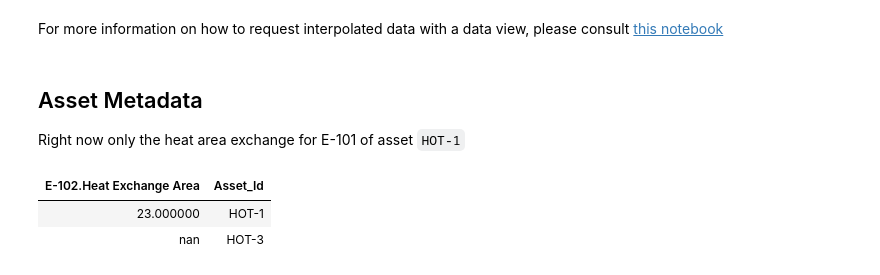
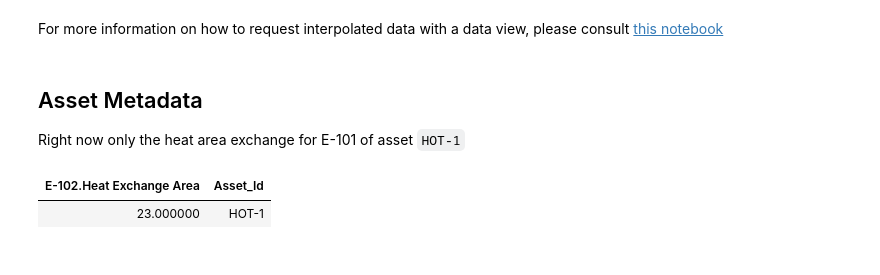
Before and after one commit to academic-hub/datasets, a Jupyter notebook: Pilot_Plant_Dataset_Doc.ipynb, the cells around one changed output. Cells and saved outputs as stored; diff of their text form; code cells hidden in the pictures.

```diff
--- a/Pilot_Plant_Dataset_Doc.ipynb
+++ b/Pilot_Plant_Dataset_Doc.ipynb
@@ -357,8 +415,7 @@ For more information on how to request interpolated data with a data view, pleas
 
 Right now only the heat area exchange for E-101 of asset `HOT-1`
 # %%
-display_df(hub.all_assets_metadata())
+display_df(hub.all_assets_metadata().dropna())
 # %% [output]
 | E-102.Heat Exchange Area | Asset_Id |
 | 23.000000 | HOT-1 |
-| nan | HOT-3 |
```
Also changed, not shown: parts of 8 cells of this notebook.
